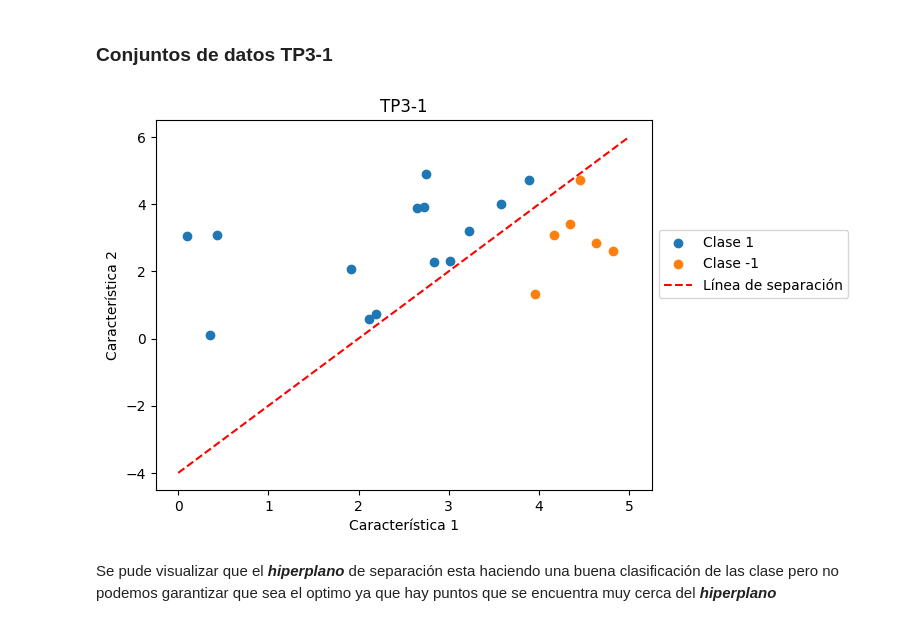
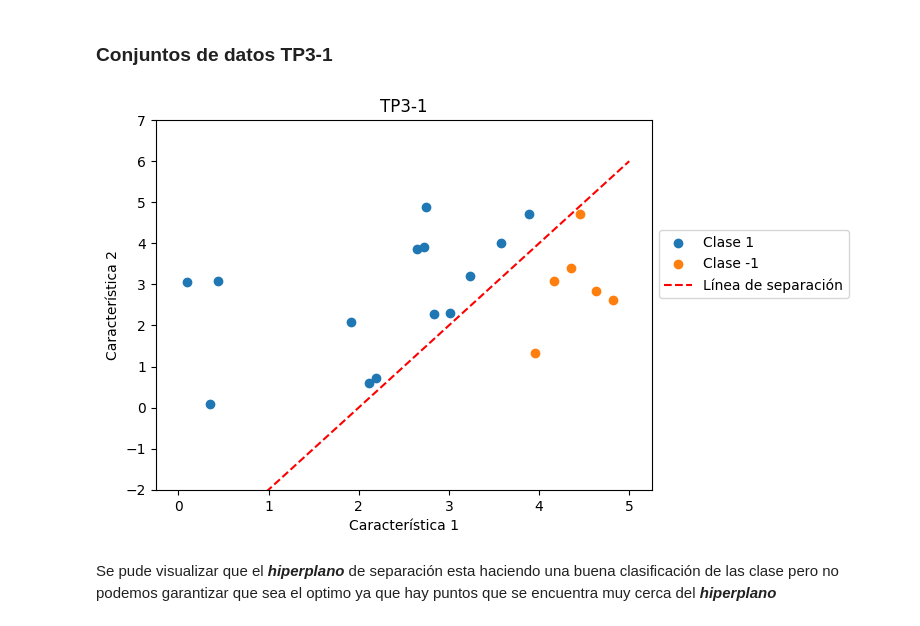
Before and after one commit to UnahurAprendizajeAutomatico/SVM, a Jupyter notebook: modelos/svm.ipynb, the cells around one changed output. Drawn from its saved outputs; the diff is of its cells as text; code cells hidden in the pictures.

```diff
--- a/modelos/svm.ipynb
+++ b/modelos/svm.ipynb
@@ -12,34 +12,35 @@
 # %%
 import numpy as np
 import matplotlib.pyplot as plt
 
 # Establecer una semilla aleatoria para la reproducibilidad
 np.random.seed(0)
 
 # Generar puntos aleatorios en el rango [0, 5] × [0, 5]
 num_points = 20
 x1 = np.random.uniform(0, 5, num_points)
 x2 = np.random.uniform(0, 5, num_points)
 
 # Definir la línea de separación
 # Por ejemplo, y = 2x - 4
 def separador(x):
     return 2 * x  - 4
 
 # Asignar etiquetas de clase 1 o -1 según la posición con respecto a la línea
 y_real = np.where(x2 >= separador(x1), 1, -1)
 
 # Visualizar los datos
 plt.scatter(x1[y_real == 1], x2[y_real == 1], label='Clase 1')
 plt.scatter(x1[y_real == -1], x2[y_real == -1], label='Clase -1')
 plt.plot([0, 5], [separador(0), separador(5)], color='red', linestyle='--', label='Línea de separación')
 plt.xlabel('Característica 1')
 plt.ylabel('Característica 2')
 plt.legend(loc='lower left',bbox_to_anchor=(1, 0.5))
 plt.title('TP3-1')
+plt.ylim(bottom=-2,top=7)
 plt.show()
 # %% [output]
-[figure, old version]
+[figure, new version]
 # %% [markdown]
 Se pude visualizar que el ___hiperplano___ de separación esta haciendo una buena clasificación de las clase pero no podemos garantizar que sea el optimo ya que hay puntos que se encuentra muy cerca del ___hiperplano___
 # %% [markdown]
```
